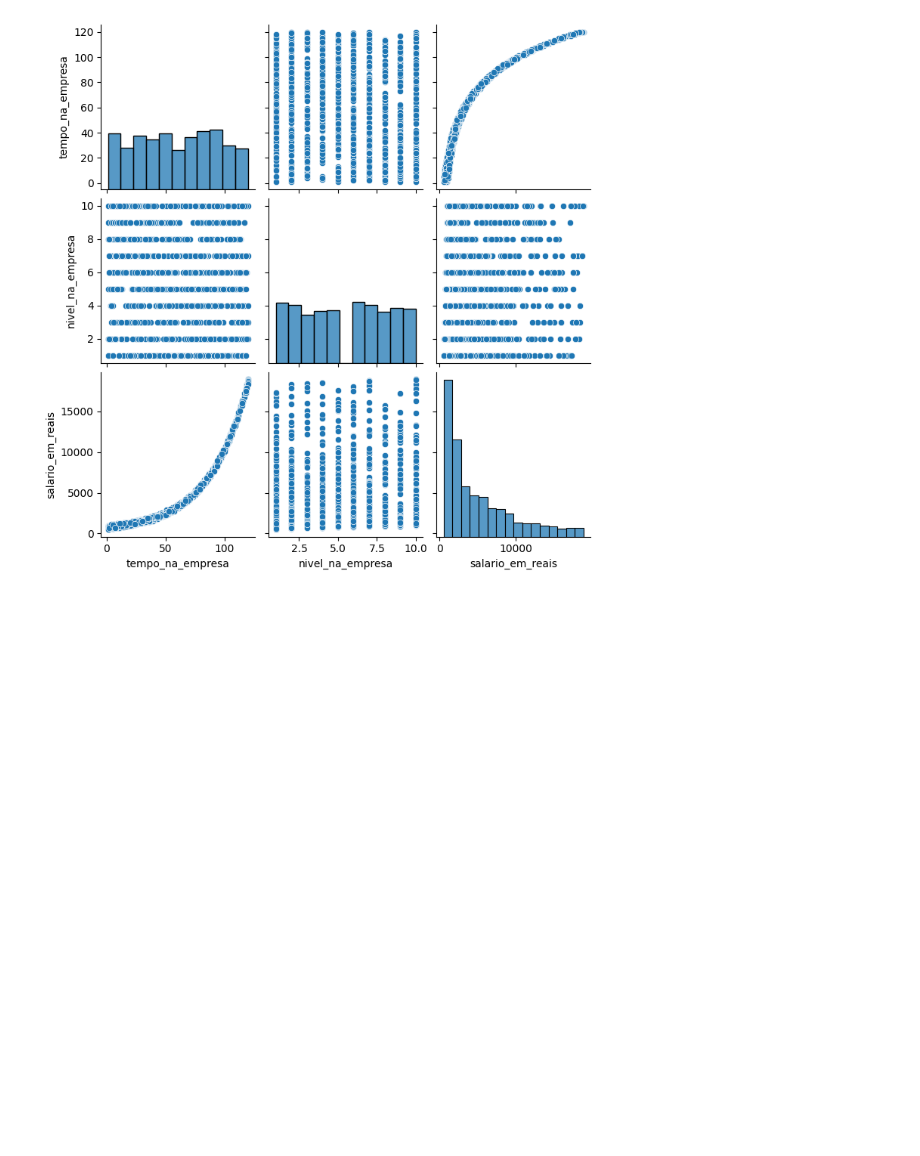
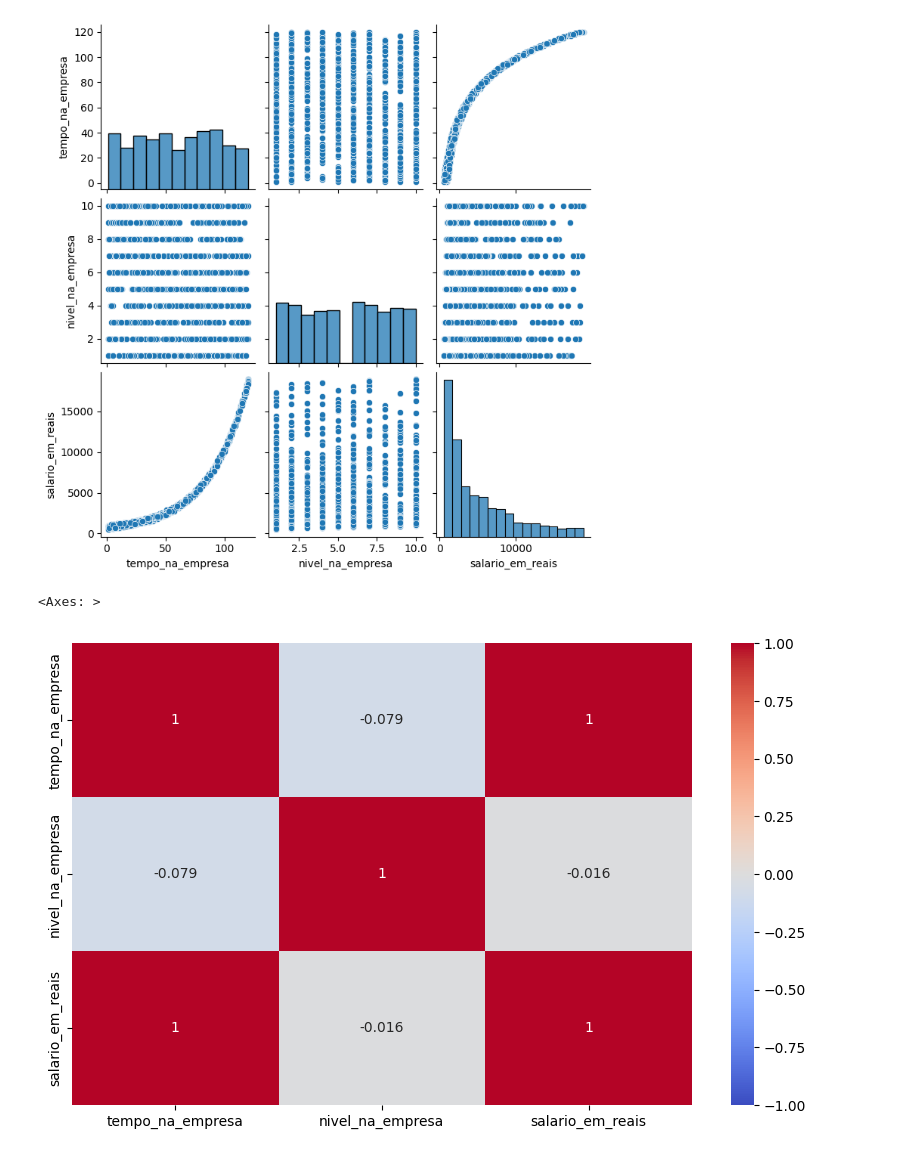
Before and after one commit to angelomedeiros/formacao-ia-regressao-polinomial, a Jupyter notebook: model_salario.ipynb, the cells around one changed output. Cells and saved outputs as stored; diff of their text form; code cells hidden in the pictures; blank space fills up the shorter version.

```diff
--- a/model_salario.ipynb
+++ b/model_salario.ipynb
@@ -111,3 +111,10 @@ sns.pairplot(df_salario)
 # %% [output]
 <seaborn.axisgrid.PairGrid at 0x...>
 [figure]
+# %%
+# Mapa de calor
+plt.figure(figsize=(10, 6))
+sns.heatmap(df_salario_eda.corr('spearman'), annot=True, cmap='coolwarm', vmax=1, vmin=-1)
+# %% [output]
+<Axes: >
+[figure, added]
```
Also changed, not shown: parts of 14 cells of this notebook.
